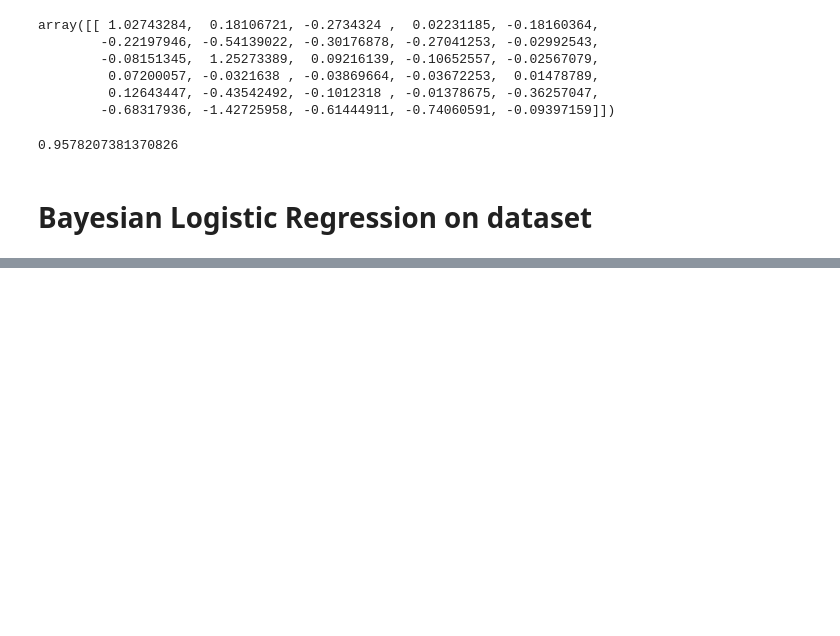
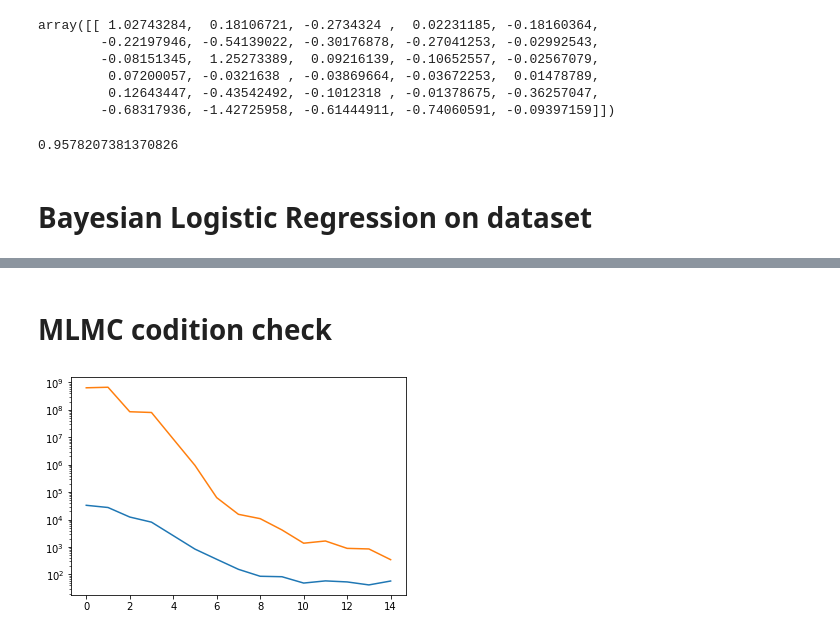
Before and after one commit to Goda-Research-Group/mlmc-model-evidence, a Jupyter notebook: notebooks/Bayesian_Logistic_Regression.ipynb, the cells around one changed output, grey strips where cells are left out. Cells and saved outputs as stored; diff of their text form; code cells hidden in the pictures; blank space fills up the shorter version.

Commit message:
add convergence plot of MLMC for Bayesian Logistic Regression

```diff
--- a/notebooks/Bayesian_Logistic_Regression.ipynb
+++ b/notebooks/Bayesian_Logistic_Regression.ipynb
@@ -136,13 +218,13 @@ def KL_term(loc_beta, scale_beta, n_MC=1):
 loc = tf.Variable(np.zeros([dim_x]))
 invSPscale = tf.Variable(np.ones([dim_x])) # defined as inv_softplus(scale) to keep the positive constraint of scale
 
-for t in range(4000):
-    rho_t = 5e-6/(10+t)**0.7
+for t in range(1000):
+    rho_t = 1e-4/(10+t)**0.7
 
     with tf.GradientTape() as g:
         g.watch([loc, invSPscale])
         scale = tf.math.softplus(invSPscale)
-        score = ELBO(loc, scale, 100)
+        score = Renyi_Chi(loc, scale, gamma=1./2, n_MC_out=100, n_MC_in=20)
     dloc, dinvSPscale = g.gradient(score, [loc, invSPscale])
 
     loc = loc + rho_t*dloc
@@ -208,0 +287,13 @@ array([[[ 2,  3],
+# %% [markdown]
+# MLMC codition check
+# %%
+def pointwise_dRenyi_Chi(loc_beta, scale_beta, gamma, beta):
+    n_MC_in = beta.shape[1]
+    assert np.log2(n_MC_in)%1==0
+    if n_MC_in == 1:
+        scores = pointwise_Renyi_Chi(loc_beta, scale_beta, beta, gamma)
+    else:
+        scores = pointwise_Renyi_Chi(loc_beta, scale_beta, beta, gamma)
+        scores -= (1/2.) * pointwise_Renyi_Chi(loc_beta, scale_beta, beta[:,:n_MC_in//2 ,:], gamma)
+        scores -= (1/2.) * pointwise_Renyi_Chi(loc_beta, scale_beta, beta[:, n_MC_in//2:,:], gamma)
+    return scores
@@ -208,0 +306,18 @@ array([[[ 2,  3],
+# %%
+def conv_stats_dRenyi_Chi(loc_beta, scale_beta, gamma, n_MC_out=10, level=1):
+    n_MC_in = 2**level
+    q_beta = tfp.distributions.Normal(loc=loc_beta, scale=scale_beta)
+    beta = q_beta.sample([n_MC_out, n_MC_in])# of shape [n_MC_out, n_MC_in, dim_x]
+    scores = pointwise_dRenyi_Chi(loc_beta, scale_beta, gamma, beta).numpy()
+    mean = scores.mean()
+    abs_mean = np.abs(mean)
+    var = scores.var()
+    return {'mean':mean, 'abs_mean':abs_mean, 'var':var}
+# %%
+conv_stats = [conv_stats_dRenyi_Chi(loc, scale, gamma=1, n_MC_out=10, level=level) for level in range(15)]
+conv_stats = pd.DataFrame(conv_stats)
+# %%
+plt.plot(conv_stats[['abs_mean', 'var']])
+plt.yscale('log')
+# %% [output]
+[figure, added]
```
Also changed, not shown: parts of 32 cells of this notebook.
